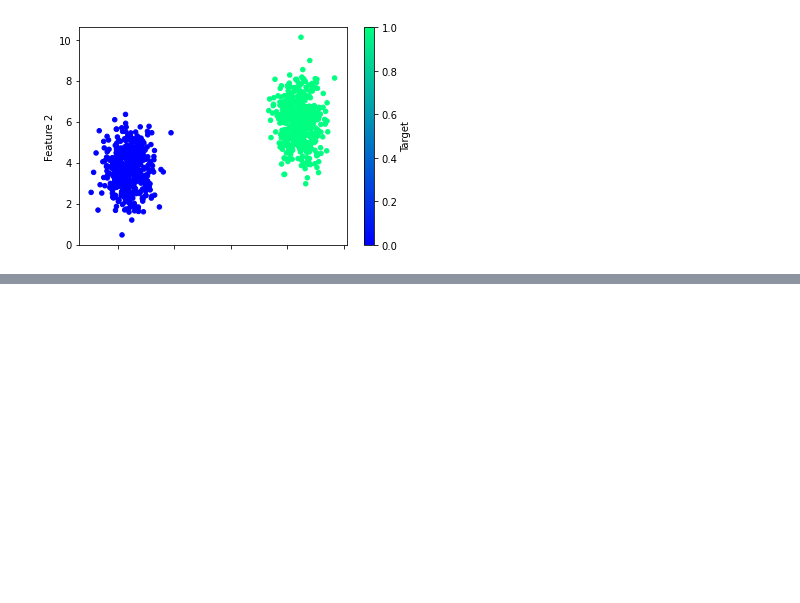
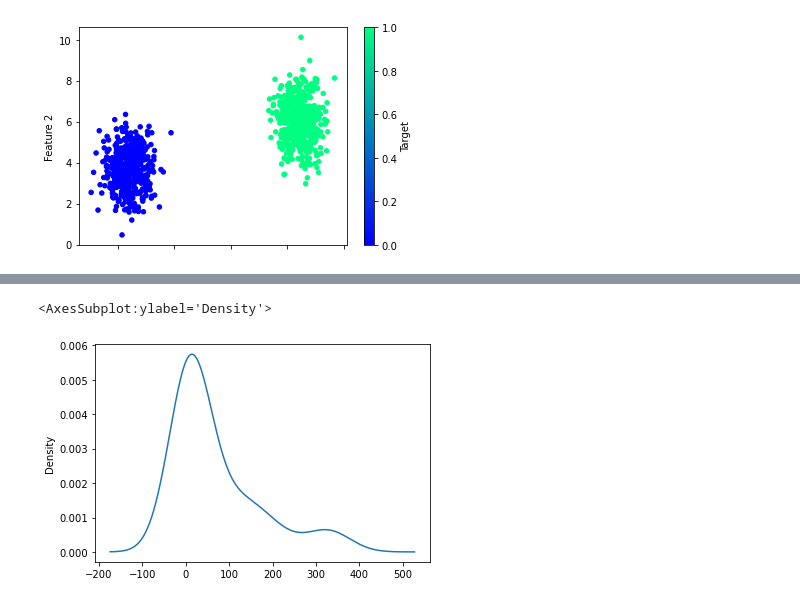
Before and after one commit to macosta2015/Neural-Networks, a Jupyter notebook: Untitled.ipynb, the cells around one changed output, grey strips where cells are left out. Cells and saved outputs as stored; diff of their text form; code cells hidden in the pictures; blank space fills up the shorter version.

```diff
--- a/Untitled.ipynb
+++ b/Untitled.ipynb
@@ -145,0 +249,6 @@ country_counts
+# %%
+# Visualize the value counts
+country_counts.plot.density()
+# %% [output]
+<AxesSubplot:ylabel='Density'>
+[figure, added]
```
Also changed, not shown: parts of 12 cells of this notebook.
